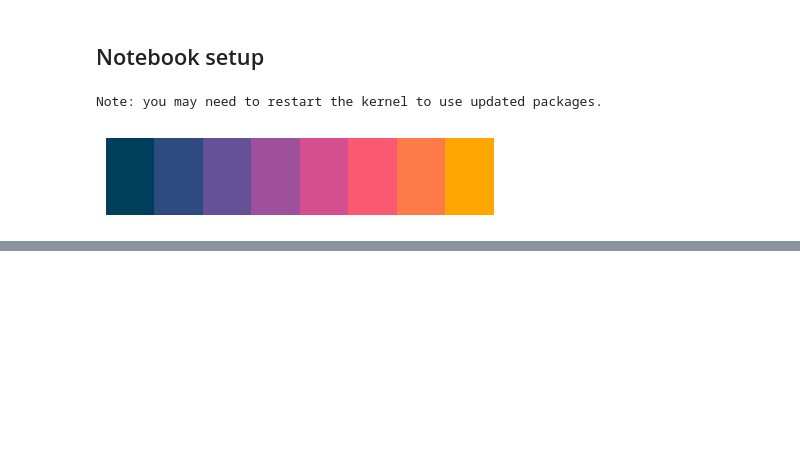
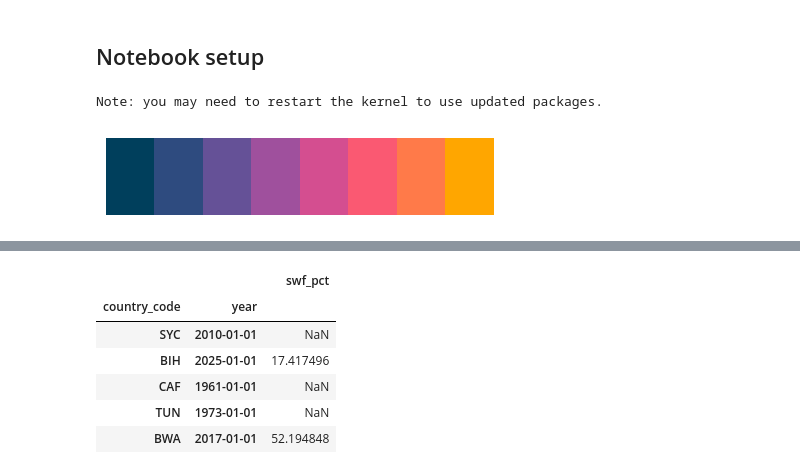
Before and after one commit to Soundscape/dsm050-midterm, a Jupyter notebook: analysis.ipynb, the cells around one changed output, grey strips where cells are left out. Saved outputs shown, nothing was run; the diff lists cells and outputs as text; code cells hidden in the pictures; blank space fills up the shorter version.

```diff
--- a/analysis.ipynb
+++ b/analysis.ipynb
@@ -61,0 +72,22 @@ plt.show()
+# %%
+gdf_geometry = gpd.read_file("./data/World_Countries_(Generalized)_2173680399808997149.geojson")
+
+assert gdf_geometry.isna().any(axis=1).sum() == 0, 'Country geometry source data should contain no null values.'
+
+# Convert ISO2 to ISO3 and rename features for consistency
+gdf_geometry["country_code"] = coco.convert(names=gdf_geometry["ISO"], to='ISO3')
+gdf_geometry.set_index('country_code', inplace=True)
+gdf_geometry = gdf_geometry[['geometry']]
+
+print(f'Dimensions: {gdf_geometry.shape}')
+print(f'Index type: {gdf_geometry.index.dtype}')
+print(gdf_geometry.info())
+
+print(f'Has duplicate indices: {gdf_geometry.index.has_duplicates}')
+
+# Dissolve the geometries into single observations when countries are disputed. Unions the geometry.
+gdf_geometry = gdf_geometry.dissolve(by=gdf_geometry.index)
+
+print(f'Has duplicate indices after dissolving: {gdf_geometry.index.has_duplicates}')
+
+gdf_geometry.sample(5)
@@ -61,0 +350,14 @@ plt.show()
+# %%
+# Unify the SWF datasets using df_swf_wbg as the primary source
+df_swf_unified = pd.merge(df_swf_ilo, df_swf_wbg, how='outer', left_index=True, right_index=True)
+df_swf_unified['swf_pct'] = df_swf_unified['swf_pct_y'].combine_first(df_swf_unified['swf_pct_x'])
+df_swf_unified = df_swf_unified.drop(columns=['swf_pct_x', 'swf_pct_y'])
+df_swf_unified.sample(5)
+# %% [output]
+|  |  | swf_pct |
+| country_code | year |  |
+| SYC | 2010-01-01 | NaN |
+| BIH | 2025-01-01 | 17.417496 |
+| CAF | 1961-01-01 | NaN |
+| TUN | 1973-01-01 | NaN |
+| BWA | 2017-01-01 | 52.194848 |
```
Also changed, not shown: parts of 12 cells of this notebook, 1 other file.
